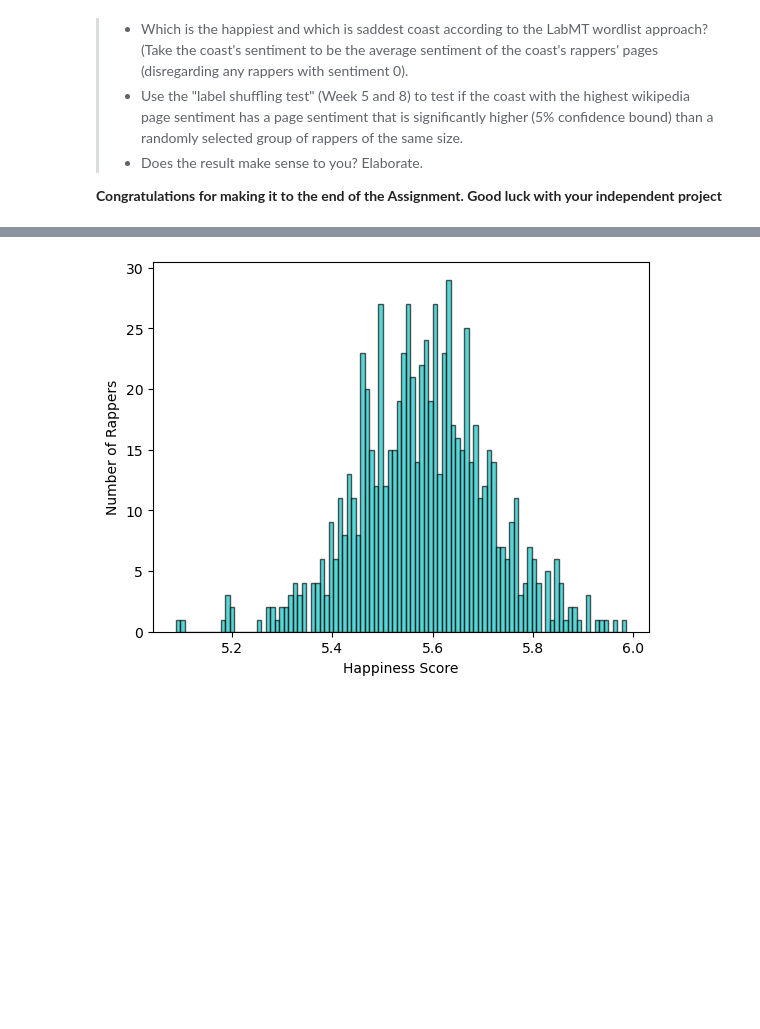
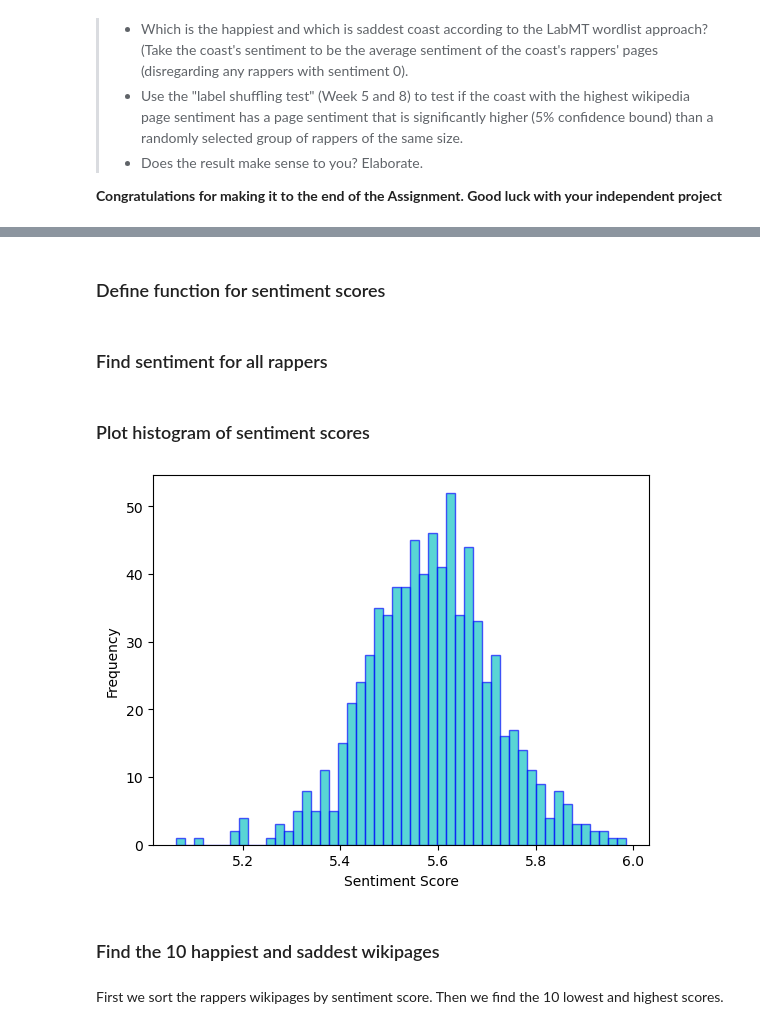
Before and after one commit to s185231/02805_SocialGraphs, a Jupyter notebook: Assignment2.ipynb, the cells around one changed output, grey strips where cells are left out. Cells and saved outputs as stored; diff of their text form; code cells hidden in the pictures; blank space fills up the shorter version.

```diff
--- a/Assignment2.ipynb
+++ b/Assignment2.ipynb
@@ -683,12 +639,30 @@ test_dict['test'] = 1
+# %% [markdown]
+### Define function for sentiment scores
+# %%
+def sentiment_score(text):
+    text = word_tokenize(text)
+    text = [word.lower() for word in text if word.isalpha()]
+
+    total = 0
+    sent = 0
+    fdist = FreqDist(text)
+    for word in fdist:
+        if word in list(labmt['word']):
+            sent += labmt['happiness_average'].loc[labmt['word'] == word].values[0] * fdist[word]
+            total += fdist[word]
+
+    sent /= total
+
+    return sent
+# %% [markdown]
+### Find sentiment for all rappers
 # %%
-def rappers_happiness(rappers):
+def sentiment_rappers(rappers):
     rappers_happiness = {}
     for rapper in rappers:
-
         with open("data/rappers_text/"+rapper+'.txt') as f:
             try:
-                rapper_text = f.readlines()
-                rapper_text = rapper_text[0]
+                rapper_text = f.readlines()[0]
             except:
                 continue
 
@@ -696,14 +670,20 @@ def rappers_happiness(rappers):
 
     return rappers_happiness
 
-rappers_happiness = rappers_happiness(rappers_names)
+rappers_happiness = sentiment_rappers(rappers_names)
+# %% [markdown]
+### Plot histogram of sentiment scores
 # %%
-plt.hist(list(rappers_happiness.values()), bins=100, color='c', edgecolor='k', alpha=0.65)
-plt.xlabel('Happiness Score')
-plt.ylabel('Number of Rappers')
+plt.hist(list(rappers_happiness.values()), bins=50, color='c', edgecolor='blue', alpha=0.65)
+plt.xlabel('Sentiment Score')
+plt.ylabel('Frequency')
 plt.show()
 # %% [output]
-[figure, old version]
+[figure, new version]
+# %% [markdown]
+### Find the 10 happiest and saddest wikipages
+# %% [markdown]
+First we sort the rappers wikipages by sentiment score. Then we find the 10 lowest and highest scores.
 # %%
 sorted_rappers_happiness = dict(sorted(rappers_happiness.items(), key=lambda x:x[1], reverse=True))
 # %%
```
Also changed, not shown: parts of 47 cells of this notebook.
